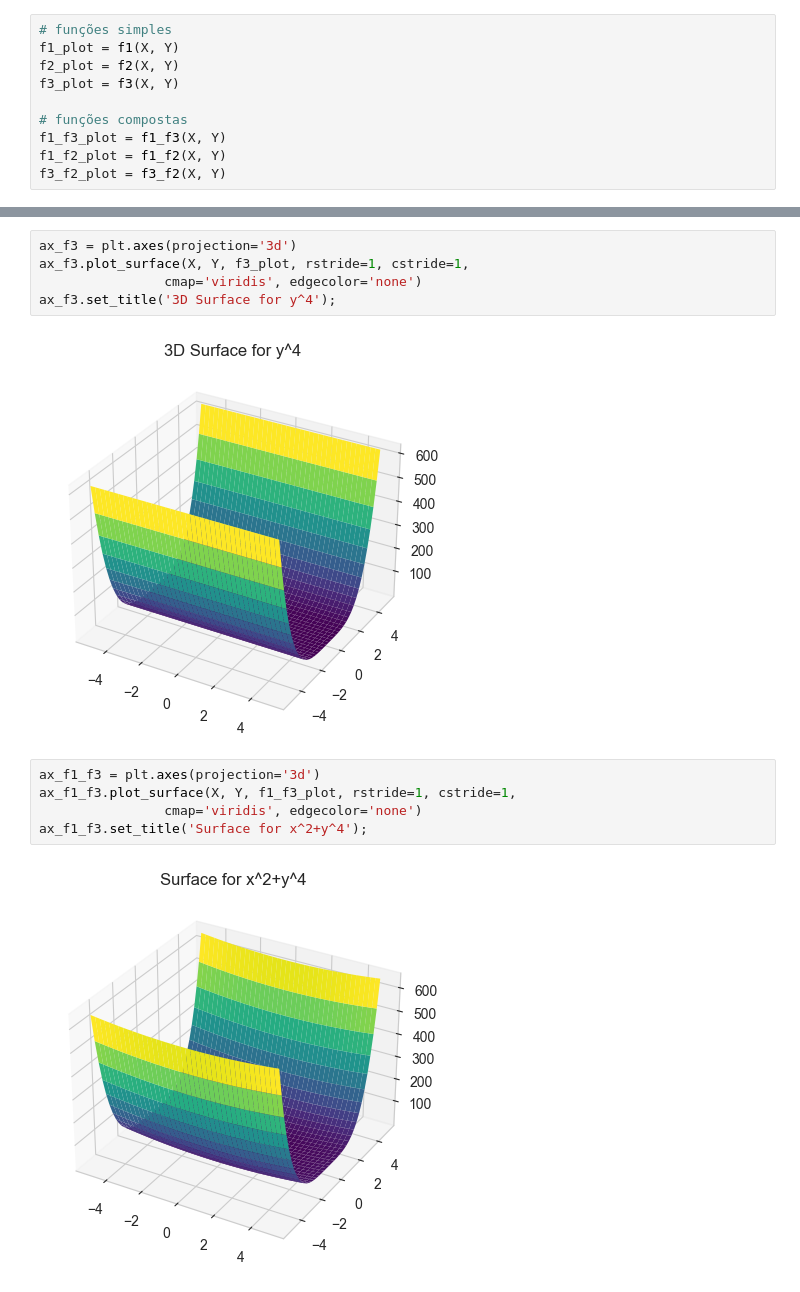
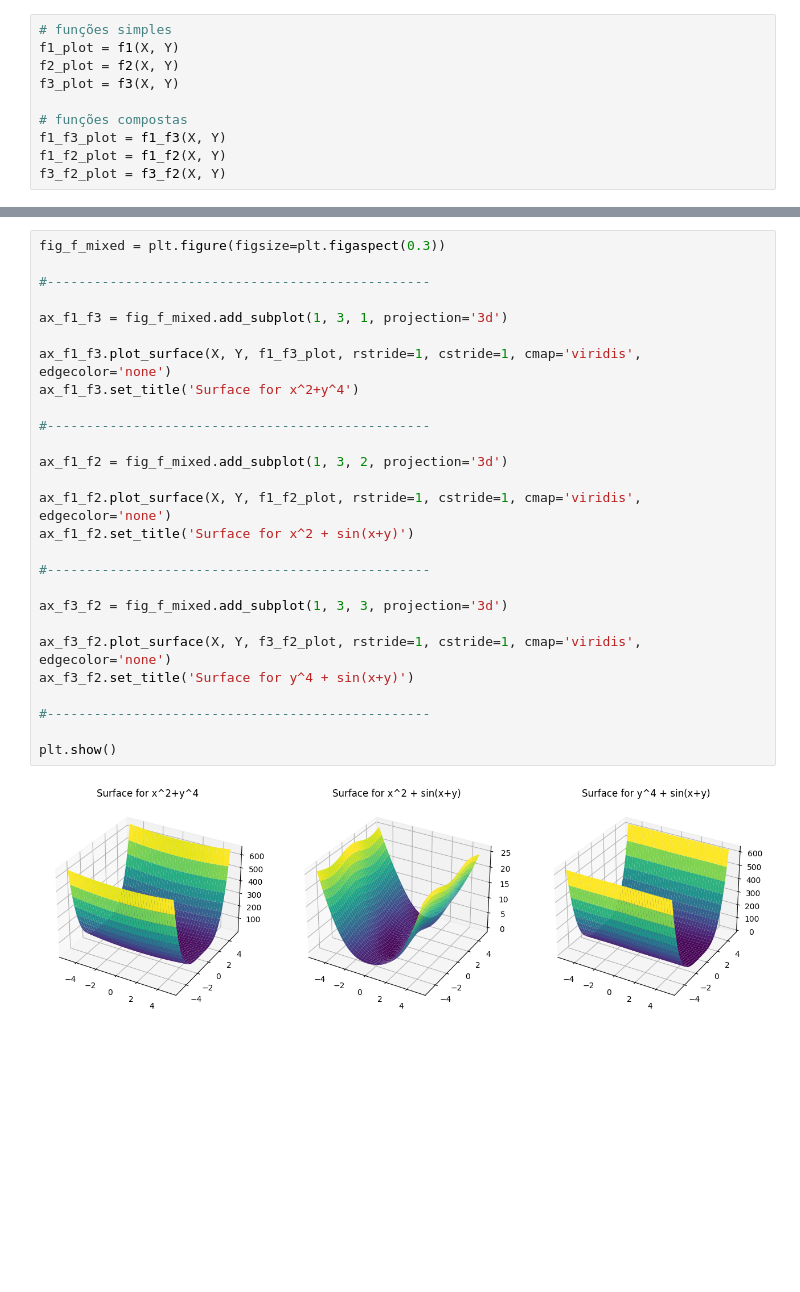
Before and after one commit to umjourje/COS360-Otimizacao-2022.2, a Jupyter notebook: Implementação de Funções e Plots.ipynb, the cells around one changed output, grey strips where cells are left out. Saved outputs shown, nothing was run; the diff lists cells and outputs as text; blank space fills up the shorter version.

```diff
--- a/Implementação de Funções e Plots.ipynb
+++ b/Implementação de Funções e Plots.ipynb
@@ -68,14 +84,29 @@ ax_f2.set_title('3D Surface for sin(x+y)');
-# %%
-ax_f3 = plt.axes(projection='3d')
-ax_f3.plot_surface(X, Y, f3_plot, rstride=1, cstride=1,
-                cmap='viridis', edgecolor='none')
-ax_f3.set_title('3D Surface for y^4');
-# %% [output]
-[figure, removed]
 # %%
-ax_f1_f3 = plt.axes(projection='3d')
-ax_f1_f3.plot_surface(X, Y, f1_f3_plot, rstride=1, cstride=1,
-                cmap='viridis', edgecolor='none')
-ax_f1_f3.set_title('Surface for x^2+y^4');
+fig_f_mixed = plt.figure(figsize=plt.figaspect(0.3))
+
+#-------------------------------------------------
+
+ax_f1_f3 = fig_f_mixed.add_subplot(1, 3, 1, projection='3d')
+
+ax_f1_f3.plot_surface(X, Y, f1_f3_plot, rstride=1, cstride=1, cmap='viridis', edgecolor='none')
+ax_f1_f3.set_title('Surface for x^2+y^4')
+
+#-------------------------------------------------
+
+ax_f1_f2 = fig_f_mixed.add_subplot(1, 3, 2, projection='3d')
+
+ax_f1_f2.plot_surface(X, Y, f1_f2_plot, rstride=1, cstride=1, cmap='viridis', edgecolor='none')
+ax_f1_f2.set_title('Surface for x^2 + sin(x+y)')
+
+#-------------------------------------------------
+
+ax_f3_f2 = fig_f_mixed.add_subplot(1, 3, 3, projection='3d')
+
+ax_f3_f2.plot_surface(X, Y, f3_f2_plot, rstride=1, cstride=1, cmap='viridis', edgecolor='none')
+ax_f3_f2.set_title('Surface for y^4 + sin(x+y)')
+
+#-------------------------------------------------
+
+plt.show()
 # %% [output]
-[figure, old version]
+[figure, new version]
```
Also changed, not shown: parts of 44 cells of this notebook.
